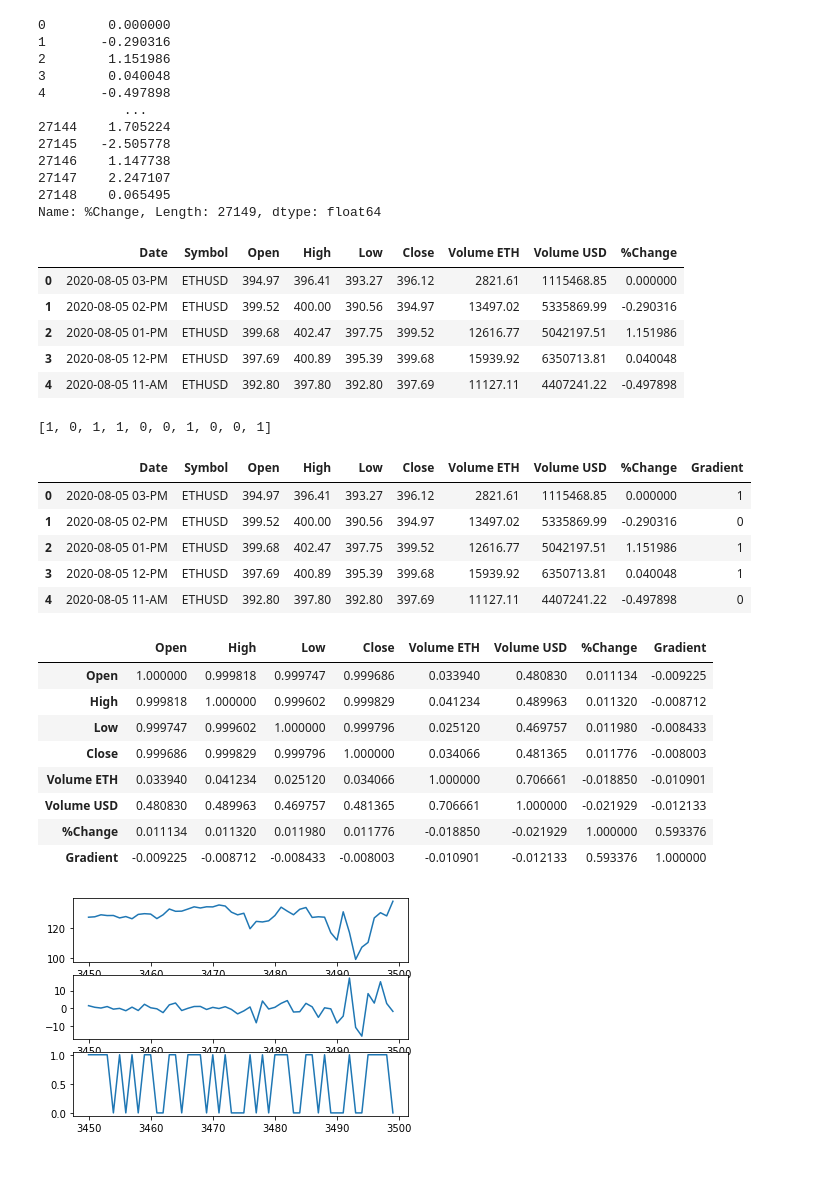
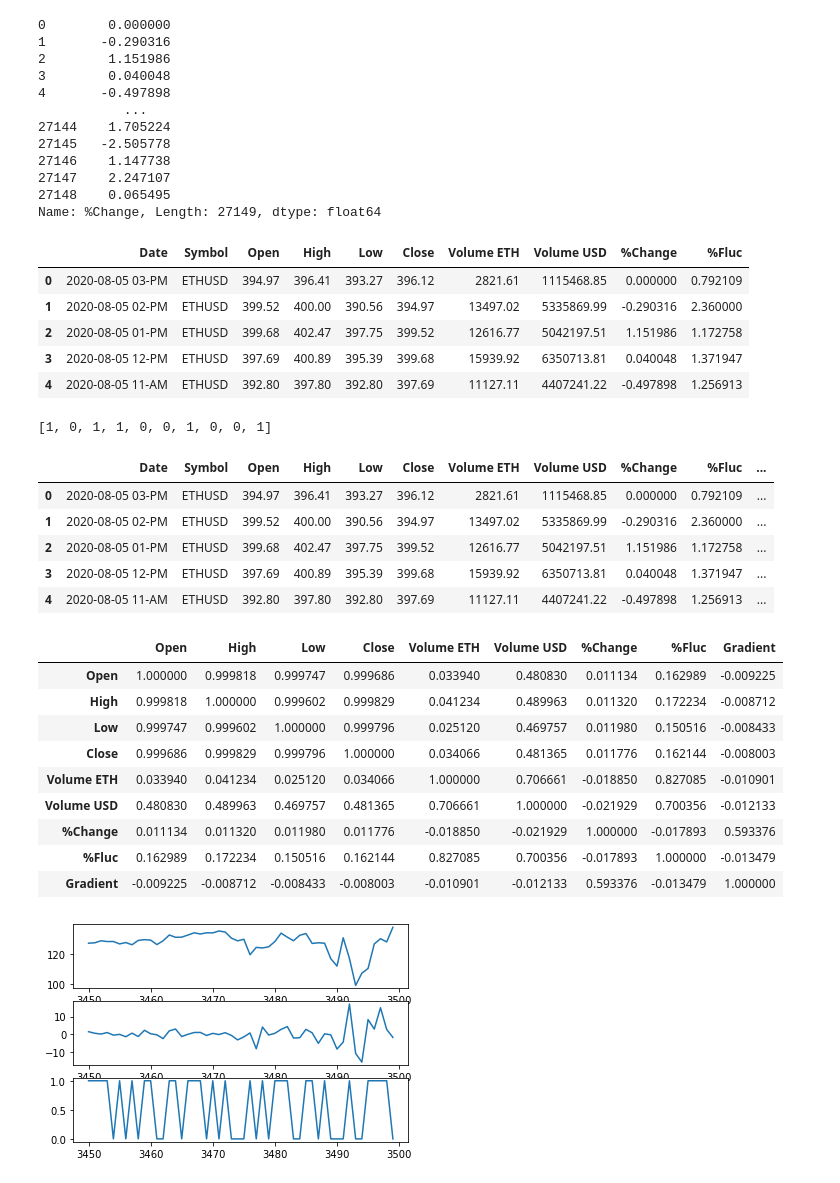
Before and after one commit to pwetherbee/rnn-for-trading, a Jupyter notebook: Hourly Data for Ethereum Analysis.ipynb, the cells around one changed output. Drawn from its saved outputs; the diff is of its cells as text; code cells hidden in the pictures.

```diff
--- a/Hourly Data for Ethereum Analysis.ipynb
+++ b/Hourly Data for Ethereum Analysis.ipynb
@@ -138,14 +138,15 @@ s
 Name: %Change, Length: 27149, dtype: float64
 # %%
 ethData['%Change'] = s
+ethData['%Fluc'] = pd.Series(price_fluctuations, name='%Fluc')
 ethData.head()
 # %% [output]
-|  | Date | Symbol | Open | High | Low | Close | Volume ETH | Volume USD | %Change |
-| 0 | 2020-08-05 03-PM | ETHUSD | 394.97 | 396.41 | 393.27 | 396.12 | 2821.61 | 1115468.85 | 0.000000 |
-| 1 | 2020-08-05 02-PM | ETHUSD | 399.52 | 400.00 | 390.56 | 394.97 | 13497.02 | 5335869.99 | -0.290316 |
-| 2 | 2020-08-05 01-PM | ETHUSD | 399.68 | 402.47 | 397.75 | 399.52 | 12616.77 | 5042197.51 | 1.151986 |
-| 3 | 2020-08-05 12-PM | ETHUSD | 397.69 | 400.89 | 395.39 | 399.68 | 15939.92 | 6350713.81 | 0.040048 |
-| 4 | 2020-08-05 11-AM | ETHUSD | 392.80 | 397.80 | 392.80 | 397.69 | 11127.11 | 4407241.22 | -0.497898 |
+|  | Date | Symbol | Open | High | Low | Close | Volume ETH | Volume USD | %Change | %Fluc |
+| 0 | 2020-08-05 03-PM | ETHUSD | 394.97 | 396.41 | 393.27 | 396.12 | 2821.61 | 1115468.85 | 0.000000 | 0.792109 |
+| 1 | 2020-08-05 02-PM | ETHUSD | 399.52 | 400.00 | 390.56 | 394.97 | 13497.02 | 5335869.99 | -0.290316 | 2.360000 |
+| 2 | 2020-08-05 01-PM | ETHUSD | 399.68 | 402.47 | 397.75 | 399.52 | 12616.77 | 5042197.51 | 1.151986 | 1.172758 |
+| 3 | 2020-08-05 12-PM | ETHUSD | 397.69 | 400.89 | 395.39 | 399.68 | 15939.92 | 6350713.81 | 0.040048 | 1.371947 |
+| 4 | 2020-08-05 11-AM | ETHUSD | 392.80 | 397.80 | 392.80 | 397.69 | 11127.11 | 4407241.22 | -0.497898 | 1.256913 |
 # %%
 grad = []
 for change in ethData['%Change']:
@@ -158,24 +159,25 @@ ethData['Gradient'] = pd.Series(grad, name = 'Gradient')
 ethData.head()
 # %% [output]
 [1, 0, 1, 1, 0, 0, 1, 0, 0, 1]
-|  | Date | Symbol | Open | High | Low | Close | Volume ETH | Volume USD | %Change | Gradient |
-| 0 | 2020-08-05 03-PM | ETHUSD | 394.97 | 396.41 | 393.27 | 396.12 | 2821.61 | 1115468.85 | 0.000000 | 1 |
-| 1 | 2020-08-05 02-PM | ETHUSD | 399.52 | 400.00 | 390.56 | 394.97 | 13497.02 | 5335869.99 | -0.290316 | 0 |
-| 2 | 2020-08-05 01-PM | ETHUSD | 399.68 | 402.47 | 397.75 | 399.52 | 12616.77 | 5042197.51 | 1.151986 | 1 |
-| 3 | 2020-08-05 12-PM | ETHUSD | 397.69 | 400.89 | 395.39 | 399.68 | 15939.92 | 6350713.81 | 0.040048 | 1 |
-| 4 | 2020-08-05 11-AM | ETHUSD | 392.80 | 397.80 | 392.80 | 397.69 | 11127.11 | 4407241.22 | -0.497898 | 0 |
+|  | Date | Symbol | Open | High | Low | Close | Volume ETH | Volume USD | %Change | %Fluc | ... |
+| 0 | 2020-08-05 03-PM | ETHUSD | 394.97 | 396.41 | 393.27 | 396.12 | 2821.61 | 1115468.85 | 0.000000 | 0.792109 | ... |
+| 1 | 2020-08-05 02-PM | ETHUSD | 399.52 | 400.00 | 390.56 | 394.97 | 13497.02 | 5335869.99 | -0.290316 | 2.360000 | ... |
+| 2 | 2020-08-05 01-PM | ETHUSD | 399.68 | 402.47 | 397.75 | 399.52 | 12616.77 | 5042197.51 | 1.151986 | 1.172758 | ... |
+| 3 | 2020-08-05 12-PM | ETHUSD | 397.69 | 400.89 | 395.39 | 399.68 | 15939.92 | 6350713.81 | 0.040048 | 1.371947 | ... |
+| 4 | 2020-08-05 11-AM | ETHUSD | 392.80 | 397.80 | 392.80 | 397.69 | 11127.11 | 4407241.22 | -0.497898 | 1.256913 | ... |
 # %%
 ethData.corr()
 # %% [output]
-|  | Open | High | Low | Close | Volume ETH | Volume USD | %Change | Gradient |
-| Open | 1.000000 | 0.999818 | 0.999747 | 0.999686 | 0.033940 | 0.480830 | 0.011134 | -0.009225 |
-| High | 0.999818 | 1.000000 | 0.999602 | 0.999829 | 0.041234 | 0.489963 | 0.011320 | -0.008712 |
-| Low | 0.999747 | 0.999602 | 1.000000 | 0.999796 | 0.025120 | 0.469757 | 0.011980 | -0.008433 |
-| Close | 0.999686 | 0.999829 | 0.999796 | 1.000000 | 0.034066 | 0.481365 | 0.011776 | -0.008003 |
-| Volume ETH | 0.033940 | 0.041234 | 0.025120 | 0.034066 | 1.000000 | 0.706661 | -0.018850 | -0.010901 |
-| Volume USD | 0.480830 | 0.489963 | 0.469757 | 0.481365 | 0.706661 | 1.000000 | -0.021929 | -0.012133 |
-| %Change | 0.011134 | 0.011320 | 0.011980 | 0.011776 | -0.018850 | -0.021929 | 1.000000 | 0.593376 |
-| Gradient | -0.009225 | -0.008712 | -0.008433 | -0.008003 | -0.010901 | -0.012133 | 0.593376 | 1.000000 |
+|  | Open | High | Low | Close | Volume ETH | Volume USD | %Change | %Fluc | Gradient |
+| Open | 1.000000 | 0.999818 | 0.999747 | 0.999686 | 0.033940 | 0.480830 | 0.011134 | 0.162989 | -0.009225 |
+| High | 0.999818 | 1.000000 | 0.999602 | 0.999829 | 0.041234 | 0.489963 | 0.011320 | 0.172234 | -0.008712 |
+| Low | 0.999747 | 0.999602 | 1.000000 | 0.999796 | 0.025120 | 0.469757 | 0.011980 | 0.150516 | -0.008433 |
+| Close | 0.999686 | 0.999829 | 0.999796 | 1.000000 | 0.034066 | 0.481365 | 0.011776 | 0.162144 | -0.008003 |
+| Volume ETH | 0.033940 | 0.041234 | 0.025120 | 0.034066 | 1.000000 | 0.706661 | -0.018850 | 0.827085 | -0.010901 |
+| Volume USD | 0.480830 | 0.489963 | 0.469757 | 0.481365 | 0.706661 | 1.000000 | -0.021929 | 0.700356 | -0.012133 |
+| %Change | 0.011134 | 0.011320 | 0.011980 | 0.011776 | -0.018850 | -0.021929 | 1.000000 | -0.017893 | 0.593376 |
+| %Fluc | 0.162989 | 0.172234 | 0.150516 | 0.162144 | 0.827085 | 0.700356 | -0.017893 | 1.000000 | -0.013479 |
+| Gradient | -0.009225 | -0.008712 | -0.008433 | -0.008003 | -0.010901 | -0.012133 | 0.593376 | -0.013479 | 1.000000 |
 # %%
 plt.subplot(311)
 plt.plot(ethData['Open'][3450:3500])
```
Also changed, not shown: parts of 23 cells of this notebook, 2 other files.
